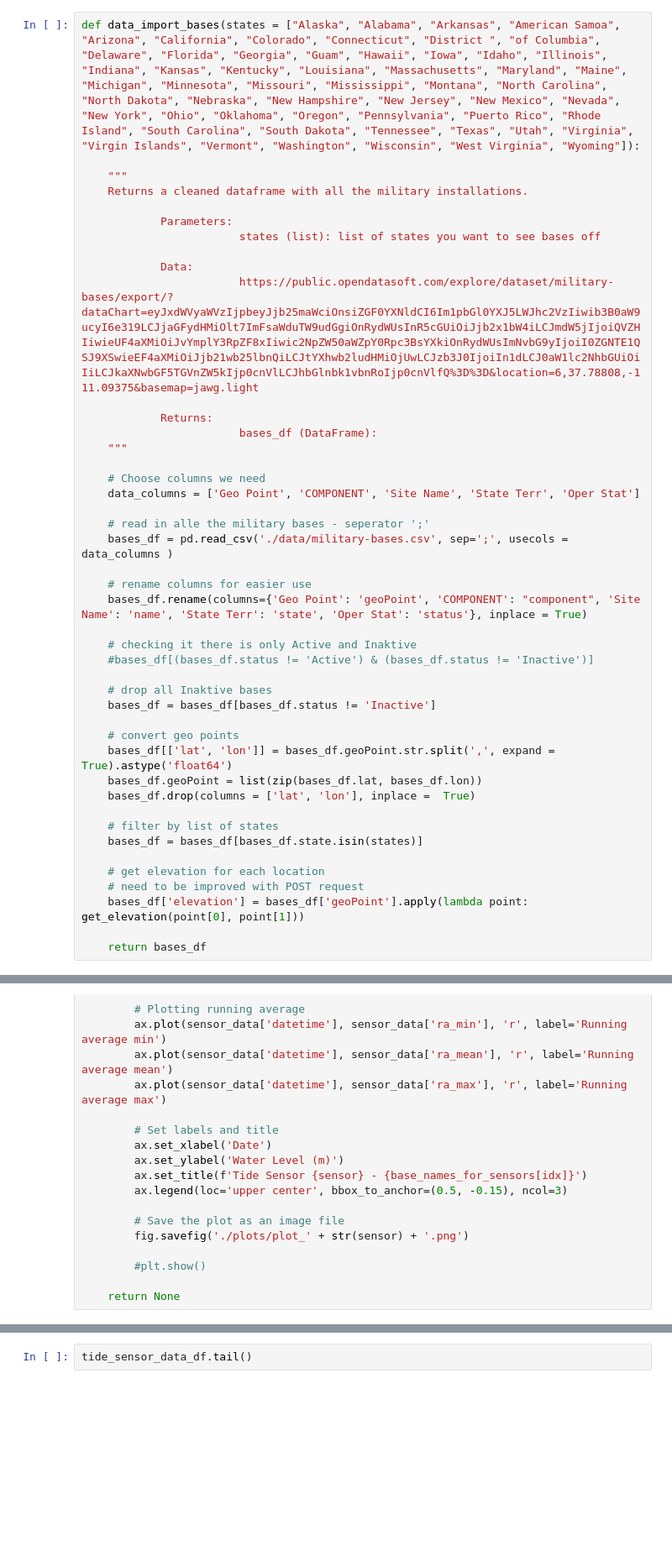
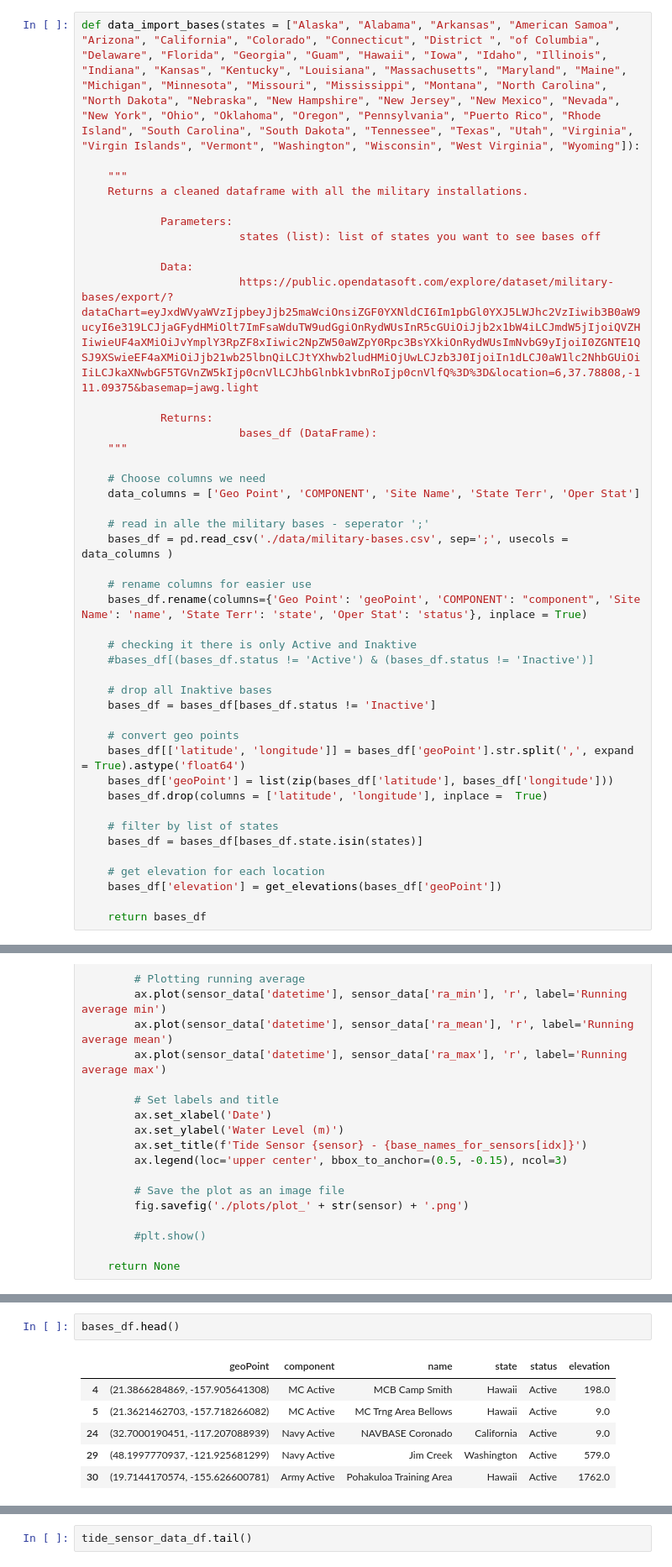
Before and after one commit to shaives/HarborTide, a Jupyter notebook: test.ipynb, the cells around one changed output, grey strips where cells are left out. Shown at 84% size. Cells and saved outputs as stored; diff of their text form; blank space fills up the shorter version.

```diff
--- a/test.ipynb
+++ b/test.ipynb
@@ -54,16 +74,15 @@ def data_import_bases(states = ["Alaska", "Alabama", "Arkansas", "American Samoa
     bases_df = bases_df[bases_df.status != 'Inactive']
 
     # convert geo points
-    bases_df[['lat', 'lon']] = bases_df.geoPoint.str.split(',', expand = True).astype('float64')
-    bases_df.geoPoint = list(zip(bases_df.lat, bases_df.lon))
-    bases_df.drop(columns = ['lat', 'lon'], inplace =  True)
+    bases_df[['latitude', 'longitude']] = bases_df['geoPoint'].str.split(',', expand = True).astype('float64')
+    bases_df['geoPoint'] = list(zip(bases_df['latitude'], bases_df['longitude']))
+    bases_df.drop(columns = ['latitude', 'longitude'], inplace =  True)
 
     # filter by list of states
     bases_df = bases_df[bases_df.state.isin(states)]
 
     # get elevation for each location
-    # need to be improved with POST request
-    bases_df['elevation'] = bases_df['geoPoint'].apply(lambda point: get_elevation(point[0], point[1]))
+    bases_df['elevation'] = get_elevations(bases_df['geoPoint'])
 
     return bases_df
 # %%
@@ -235,2 +274,11 @@ JSONDecodeError: Expecting value: line 1 column 1 (char 0)
+# %%
+bases_df.head()
+# %% [output]
+|  | geoPoint | component | name | state | status | elevation |
+| 4 | (21.3866284869, -157.905641308) | MC Active | MCB Camp Smith | Hawaii | Active | 198.0 |
+| 5 | (21.3621462703, -157.718266082) | MC Active | MC Trng Area Bellows | Hawaii | Active | 9.0 |
+| 24 | (32.7000190451, -117.207088939) | Navy Active | NAVBASE Coronado | California | Active | 9.0 |
+| 29 | (48.1997770937, -121.925681299) | Navy Active | Jim Creek | Washington | Active | 579.0 |
+| 30 | (19.7144170574, -155.626600781) | Army Active | Pohakuloa Training Area | Hawaii | Active | 1762.0 |
 # %%
 tide_sensors_df, tide_sensor_data_df = data_import_tidel_sensors()
```
Also changed, not shown: parts of 8 cells of this notebook, 1 other file.
